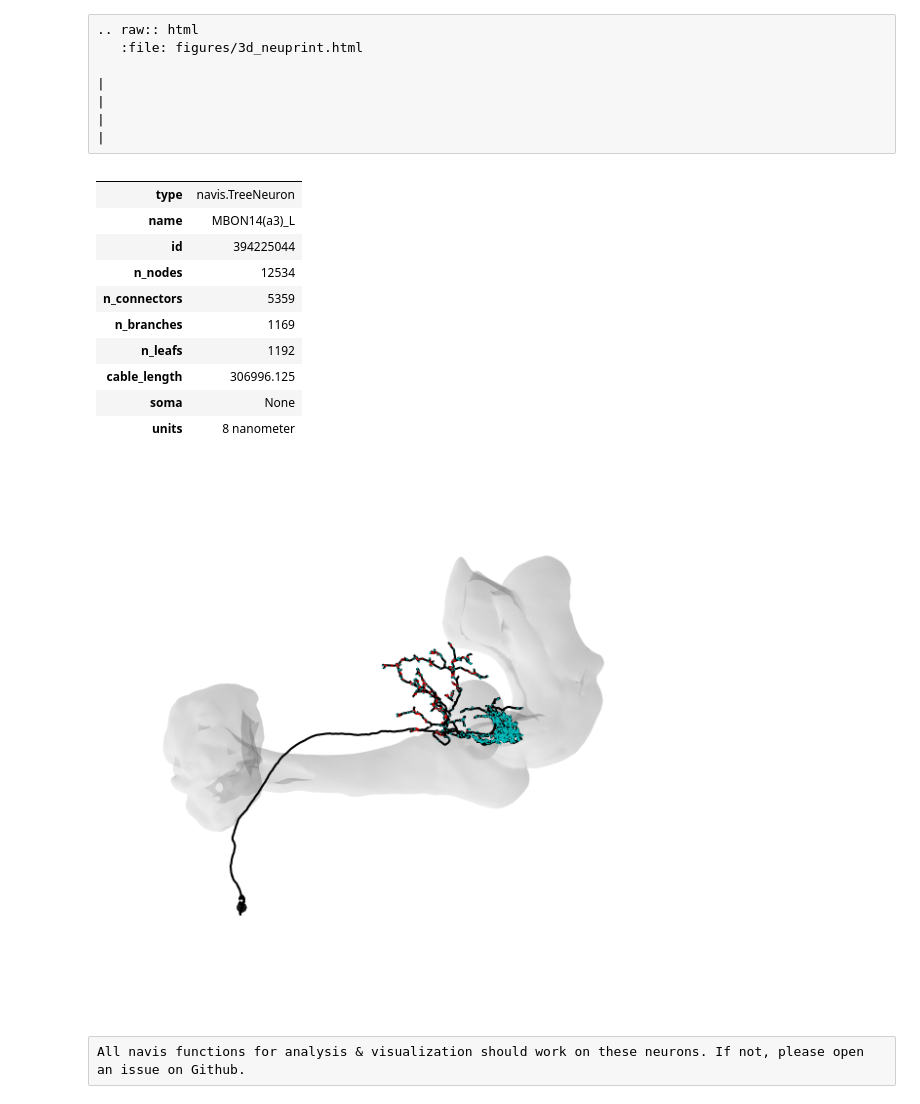
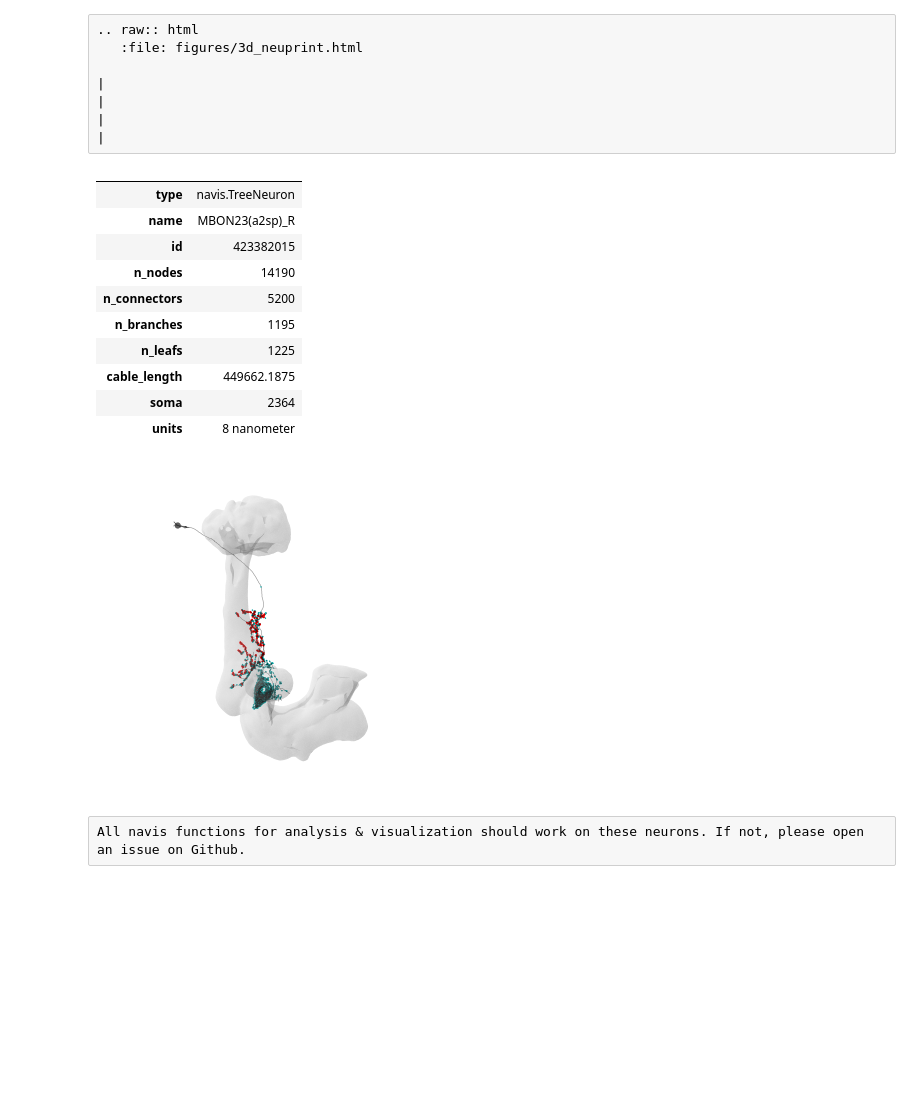
Before and after one commit to navis-org/navis, a Jupyter notebook: docs/source/tutorials/neuprint.ipynb, the cells around one changed output. Saved outputs shown, nothing was run; the diff lists cells and outputs as text; code cells hidden in the pictures; blank space fills up the shorter version.

```diff
--- a/docs/source/tutorials/neuprint.ipynb
+++ b/docs/source/tutorials/neuprint.ipynb
@@ -40,7 +49,9 @@ mb
 # %% [output]
 <navis.Volume(name=MB(R), color=(0.85, 0.85, 0.85, 0.2), vertices.shape=(57913, 3), faces.shape=(115856, 3))>
 # %%
-mbon_skeletons = neu.fetch_skeletons(neu.SegmentCriteria(instance='.*MBON.*_R', regex=True))
+mbon_skeletons = neu.fetch_skeletons(
+    neu.SegmentCriteria(instance=".*MBON.*_R", regex=True), with_synapses=True
+)
 mbon_skeletons.head()
 # %% [output]
 |  | type | name | id | n_nodes | n_connectors | n_branches | n_leafs | cable_length | soma | units |
@@ -67,25 +76,27 @@ mbon_skeletons[0]
 # %% [output]
 |  |  |
 | type | navis.TreeNeuron |
-| name | MBON14(a3)_L |
-| id | 394225044 |
-| n_nodes | 12534 |
-| n_connectors | 5359 |
-| n_branches | 1169 |
-| n_leafs | 1192 |
-| cable_length | 306996.125 |
-| soma | None |
+| name | MBON23(a2sp)_R |
+| id | 423382015 |
+| n_nodes | 14190 |
+| n_connectors | 5200 |
+| n_branches | 1195 |
+| n_leafs | 1225 |
+| cable_length | 449662.1875 |
+| soma | 2364 |
 | units | 8 nanometer |
 # %%
 # Make a 2d plot
 import matplotlib.pyplot as plt
-fig, ax = navis.plot2d([mbon_skeletons[0], mb], c='k',
-                       method='3d', connectors=True, lw=1.5)
+
+fig, ax = navis.plot2d(
+    [mbon_skeletons[0], mb], c=(0, 0, 0, 0.5), method="3d", connectors=True, lw=0.5
+)
 
 # Rotate to top view
 ax.elev = -90
 plt.show()
 # %% [output]
-[figure, old version]
+[figure, new version]
 # %% [raw]
 All navis functions for analysis & visualization should work on these neurons. If not, please open an issue on Github.
```
Also changed, not shown: parts of 6 cells of this notebook, 1 other file.
